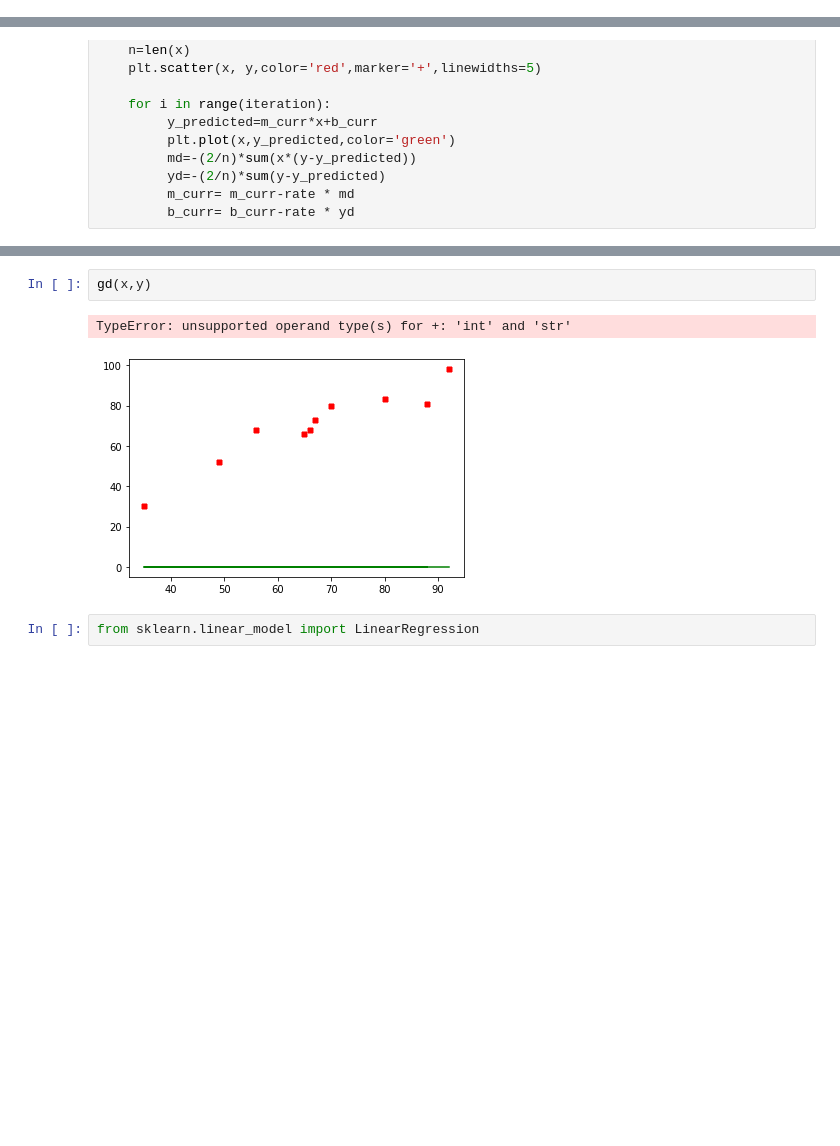
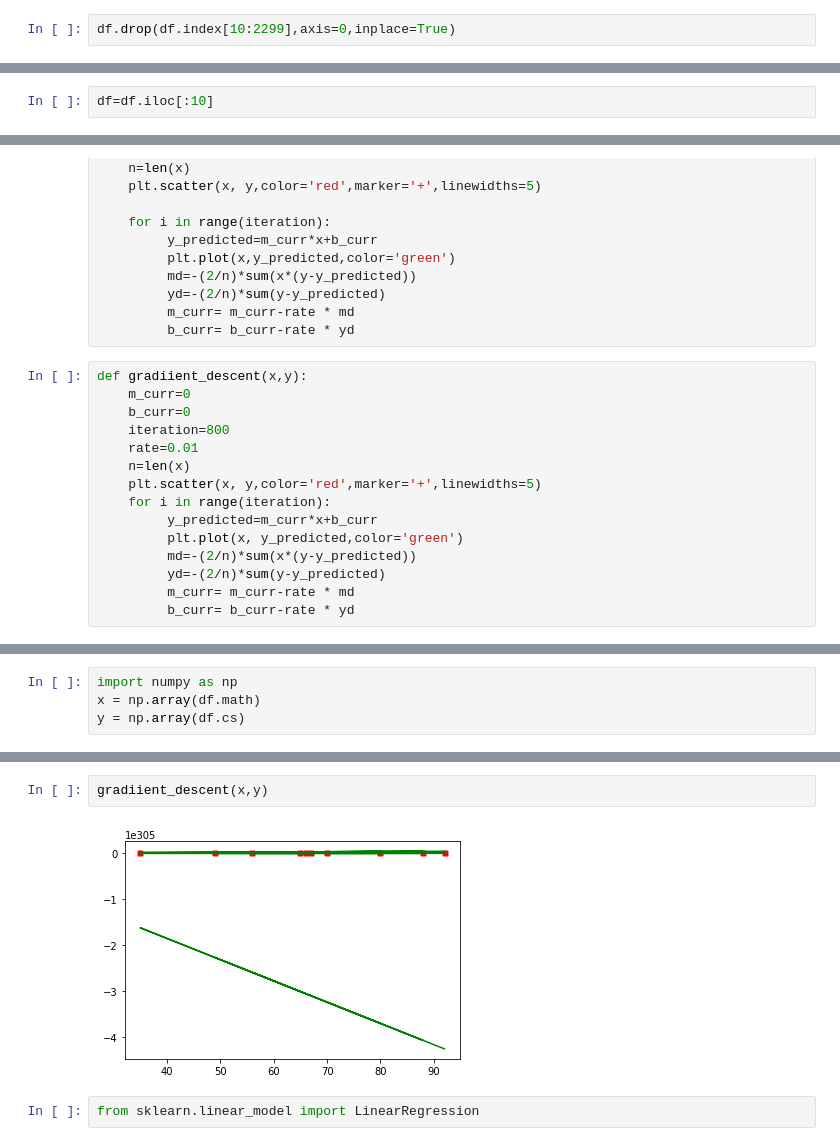
Before and after one commit to Faizack/Data-Science-with-Python, a Jupyter notebook: Day-20 Regression/Gradient&Cost/gradient_pratice.ipynb, the cells around one changed output, grey strips where cells are left out. Drawn from its saved outputs; the diff is of its cells as text; blank space fills up the shorter version.

```diff
--- a/Day-20 Regression/Gradient&Cost/gradient_pratice.ipynb
+++ b/Day-20 Regression/Gradient&Cost/gradient_pratice.ipynb
@@ -54,0 +78,2 @@ y=df['cs']
+# %%
+df.drop(df.index[10:2299],axis=0,inplace=True)
@@ -54,0 +102,2 @@ y=df['cs']
+# %%
+df=df.iloc[:10]
@@ -69,3 +141,18 @@ def gd(x,y):
          yd=-(2/n)*sum(y-y_predicted)
          m_curr= m_curr-rate * md
          b_curr= b_curr-rate * yd
+# %%
+def gradiient_descent(x,y):
+    m_curr=0
+    b_curr=0
+    iteration=800
+    rate=0.01
+    n=len(x)
+    plt.scatter(x, y,color='red',marker='+',linewidths=5)
+    for i in range(iteration):
+         y_predicted=m_curr*x+b_curr
+         plt.plot(x, y_predicted,color='green')
+         md=-(2/n)*sum(x*(y-y_predicted))
+         yd=-(2/n)*sum(y-y_predicted)
+         m_curr= m_curr-rate * md
+         b_curr= b_curr-rate * yd
@@ -71,0 +168,4 @@ def gd(x,y):
+# %%
+import numpy as np
+x = np.array(df.math)
+y = np.array(df.cs)
@@ -72,8 +186,7 @@ def gd(x,y):
 # %%
-gd(x,y)
+gradiient_descent(x,y)
 # %% [output]
-TypeError: unsupported operand type(s) for +: 'int' and 'str'
-[figure, old version]
+[figure, new version]
 # %%
 from sklearn.linear_model import LinearRegression
 # %%
```
Also changed, not shown: parts of 20 cells of this notebook, 15 other files.
